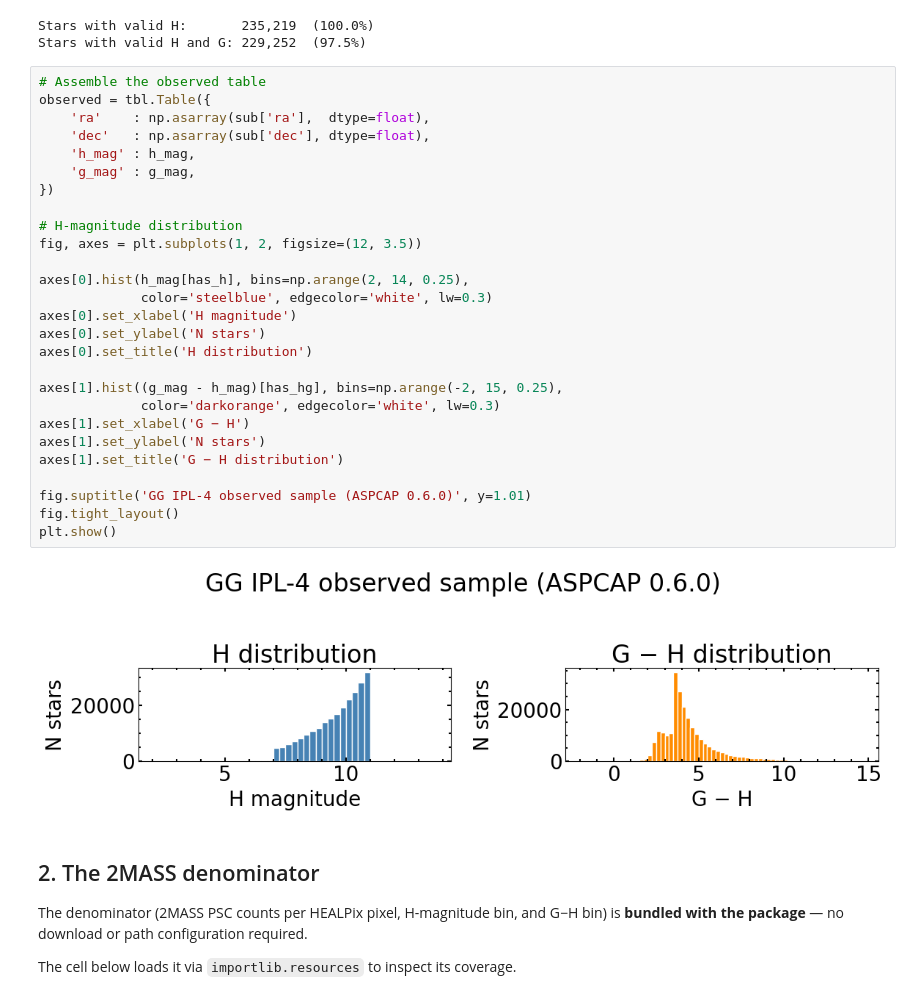
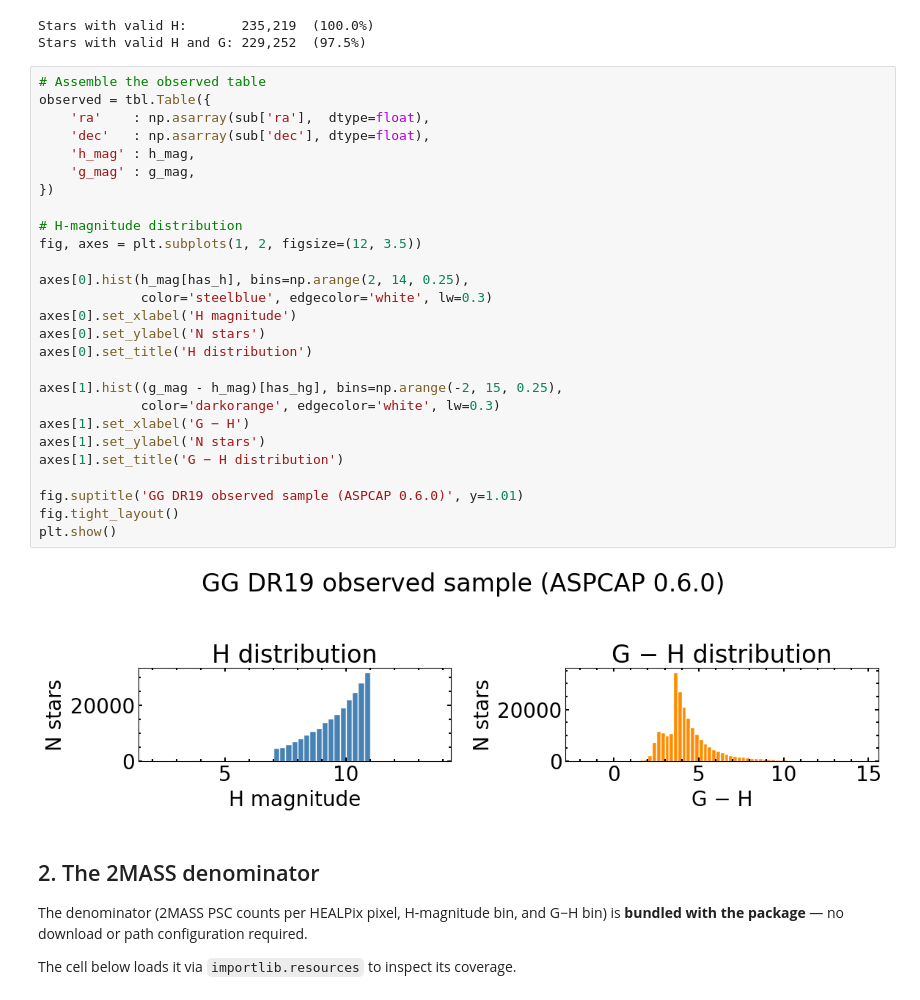
Before and after one commit to mlucey/sdssv_apogee_sf, a Jupyter notebook: tutorial.ipynb, the cells around one changed output. Cells and saved outputs as stored; diff of their text form.

```diff
--- a/tutorial.ipynb
+++ b/tutorial.ipynb
@@ -139,32 +147,32 @@ Stars with valid H and G: 229,252  (97.5%)
 # %%
 # Assemble the observed table
 observed = tbl.Table({
     'ra'    : np.asarray(sub['ra'],  dtype=float),
     'dec'   : np.asarray(sub['dec'], dtype=float),
     'h_mag' : h_mag,
     'g_mag' : g_mag,
 })
 
 # H-magnitude distribution
 fig, axes = plt.subplots(1, 2, figsize=(12, 3.5))
 
 axes[0].hist(h_mag[has_h], bins=np.arange(2, 14, 0.25),
              color='steelblue', edgecolor='white', lw=0.3)
 axes[0].set_xlabel('H magnitude')
 axes[0].set_ylabel('N stars')
 axes[0].set_title('H distribution')
 
 axes[1].hist((g_mag - h_mag)[has_hg], bins=np.arange(-2, 15, 0.25),
              color='darkorange', edgecolor='white', lw=0.3)
 axes[1].set_xlabel('G − H')
 axes[1].set_ylabel('N stars')
 axes[1].set_title('G − H distribution')
 
-fig.suptitle('GG IPL-4 observed sample (ASPCAP 0.6.0)', y=1.01)
+fig.suptitle('GG DR19 observed sample (ASPCAP 0.6.0)', y=1.01)
 fig.tight_layout()
 plt.show()
 # %% [output]
-[figure, old version]
+[figure, new version]
 # %% [markdown]
 ## 2. The 2MASS denominator
 
```
Also changed, not shown: parts of 2 cells of this notebook.
